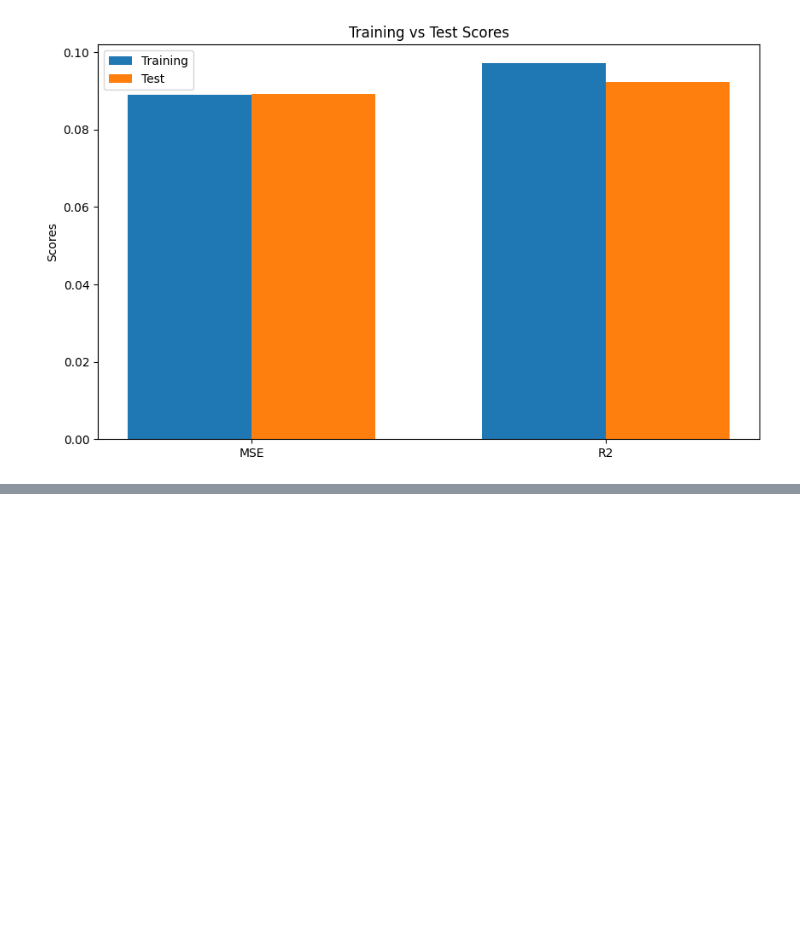
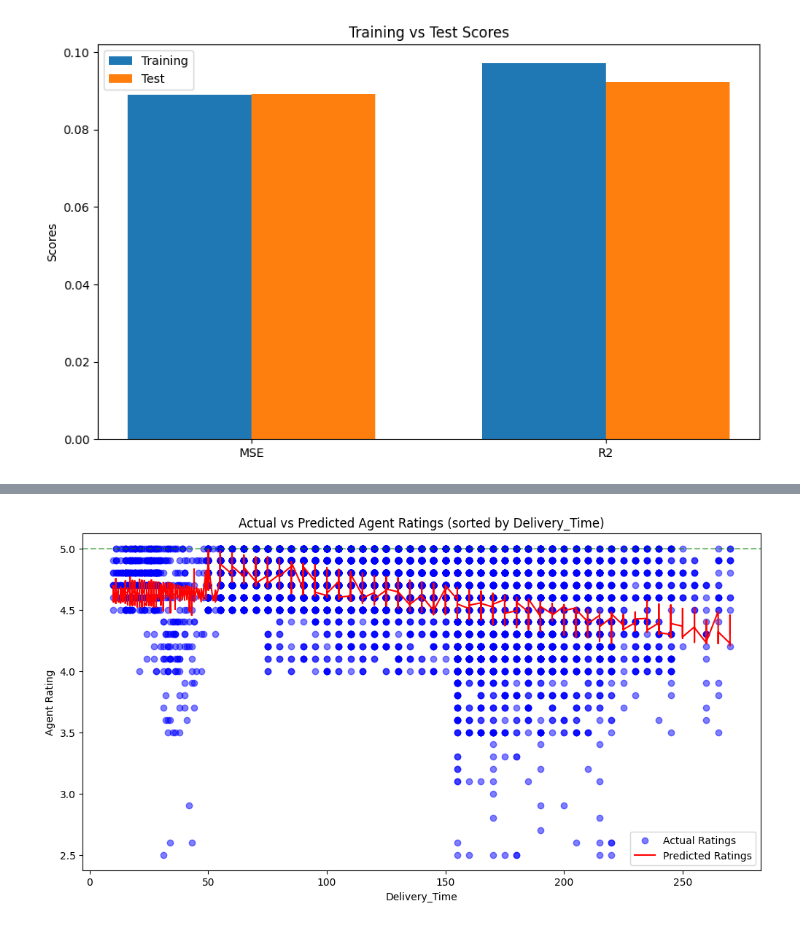
Before and after one commit to AlexPazCodesUCSD/CSE151AGroupProject, a Jupyter notebook: Milestone3_CSE151A_Group_Project_Amazon_Agent_Rating_(1).ipynb, the cells around one changed output, grey strips where cells are left out. Cells and saved outputs as stored; diff of their text form; code cells hidden in the pictures; blank space fills up the shorter version.

```diff
--- a/Milestone3_CSE151A_Group_Project_Amazon_Agent_Rating_(1).ipynb
+++ b/Milestone3_CSE151A_Group_Project_Amazon_Agent_Rating_(1).ipynb
@@ -499,0 +528,94 @@ Unique values in Agent_Rating:
+# %%
+
+# Splitting the data into training and testing sets
+X = data[['Agent_Age', 'Distance_Miles', 'Delivery_Time', 'Weather_Cloudy', 'Weather_Fog',
+       'Weather_Sandstorms', 'Weather_Stormy', 'Weather_Sunny',
+       'Weather_Windy', 'Traffic_High ', 'Traffic_Jam ', 'Traffic_Low ',
+       'Traffic_Medium ', 'Vehicle_motorcycle ', 'Vehicle_scooter ',
+       'Vehicle_van', 'Area_Metropolitian ', 'Area_Other', 'Area_Semi-Urban ',
+       'Area_Urban ', 'Category_Apparel', 'Category_Books',
+       'Category_Clothing', 'Category_Cosmetics', 'Category_Electronics',
+       'Category_Grocery', 'Category_Home', 'Category_Jewelry',
+       'Category_Kitchen', 'Category_Outdoors', 'Category_Pet Supplies',
+       'Category_Shoes', 'Category_Skincare', 'Category_Snacks',
+       'Category_Sports', 'Category_Toys']]
+y = data['Agent_Rating']
+
+X_train, X_test, y_train, y_test = train_test_split(X, y, test_size=0.2, random_state=42)
+
+# Initialize and train the linear regression model
+model = LinearRegression()
+model.fit(X_train, y_train)
+
+# Make predictions on the testing set
+y_pred_training = model.predict(X_train)
+y_pred_test = model.predict(X_test)
+
+# Calculate performance metrics
+training_mse = mean_squared_error(y_train, y_pred_training)
+testing_mse = mean_squared_error(y_test, y_pred_test)
+r2_training = r2_score(y_train, y_pred_training)
+r2_testing = r2_score(y_test, y_pred_test)
+
+print("Model 1 version 2")
+# Print the performance metrics
+print(f"Training Mean Squared Error: {training_mse}")
+print(f"Training Mean Squared Error: {testing_mse}")
+print(f"R-squared Training: {r2_training}")
+print(f"R-squared Testing: {r2_testing}")
+print(f"Coeffecients: {model.coef_}")
+
+print("Actual ratings range:")
+print(f"Minimum: {y.min()}")
+print(f"Maximum: {y.max()}")
+print(f"Mean: {y.mean()}")
+print("\nUnique values in Agent_Rating:")
+print(y.unique())
+
+# Choose a feature to sort by (e.g., Delivery_Time)
+sort_feature = 'Delivery_Time'
+sort_index = X_test[sort_feature].argsort()
+
+# Sort the actual and predicted values
+y_test_sorted = y_test.iloc[sort_index]
+y_pred_sorted = y_pred_test[sort_index]
+x_axis = X_test[sort_feature].sort_values()
+
+# Create the plot
+plt.figure(figsize=(12, 6))
+
+# Scatter plot for actual ratings
+plt.scatter(x_axis, y_test_sorted, alpha=0.5, color='blue', label='Actual Ratings')
+
+# Line plot for predicted ratings
+plt.plot(x_axis, y_pred_sorted, color='red', label='Predicted Ratings')
+
+plt.title(f'Actual vs Predicted Agent Ratings (sorted by {sort_feature})')
+plt.xlabel(sort_feature)
+plt.ylabel('Agent Rating')
+plt.legend()
+
+# Add a horizontal line at y=5 to show the maximum rating
+plt.axhline(y=5, color='green', linestyle='--', alpha=0.5)
+
+plt.show()
+
+metrics = ['MSE', 'R2']
+train_scores = [training_mse, r2_training]
+test_scores = [testing_mse, r2_testing]
+
+x = range(len(metrics))
+width = 0.35
+
+fig, ax = plt.subplots(figsize=(10, 6))
+rects1 = ax.bar([i - width/2 for i in x], train_scores, width, label='Training')
+rects2 = ax.bar([i + width/2 for i in x], test_scores, width, label='Test')
+
+ax.set_ylabel('Scores')
+ax.set_title('Training vs Test Scores')
+ax.set_xticks(x)
+ax.set_xticklabels(metrics)
+ax.legend()
+
+plt.show()
+# %% [output]
@@ -499,0 +639 @@ Unique values in Agent_Rating:
+[figure, added]
```
Also changed, not shown: parts of 13 cells of this notebook.
